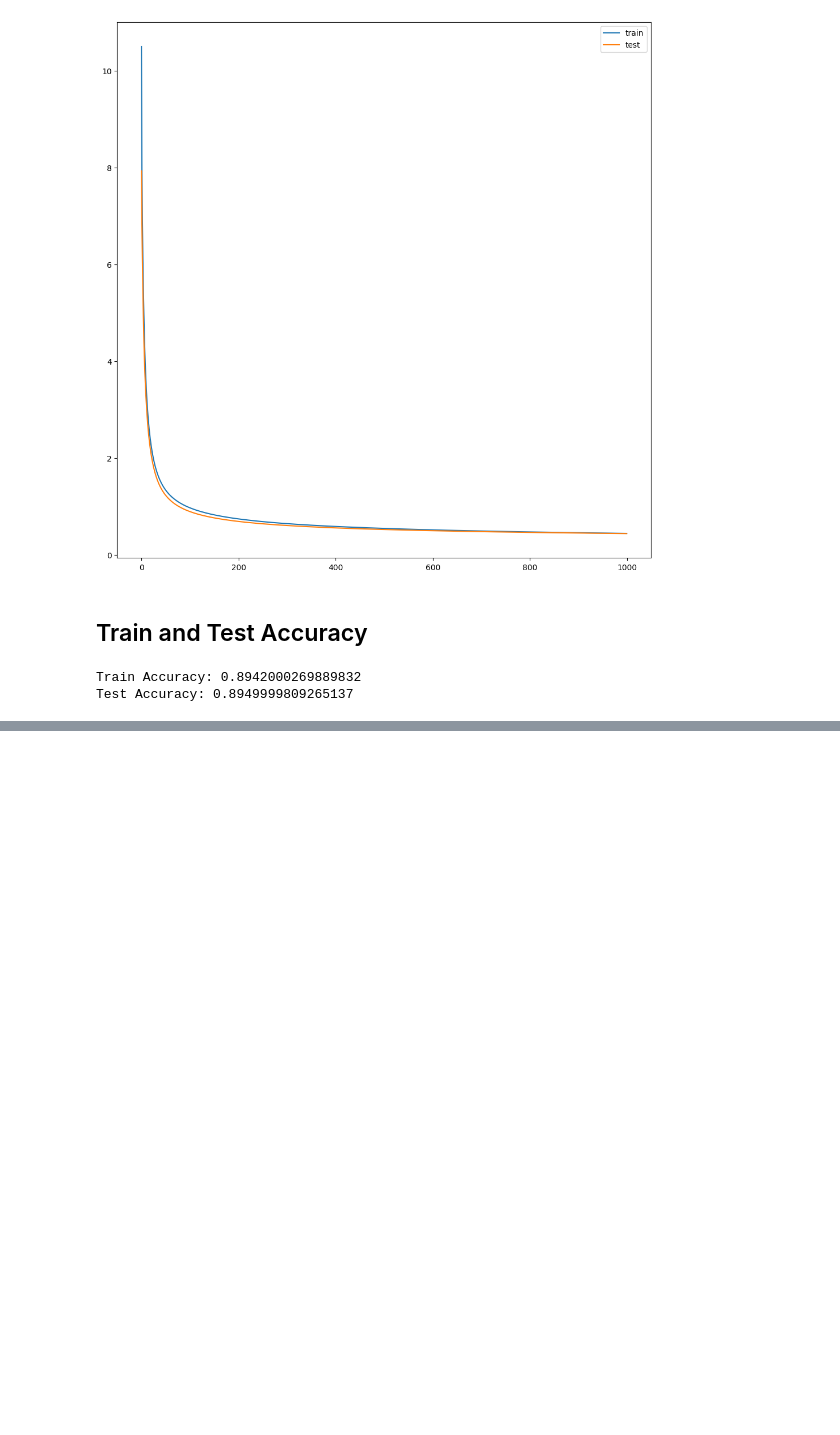
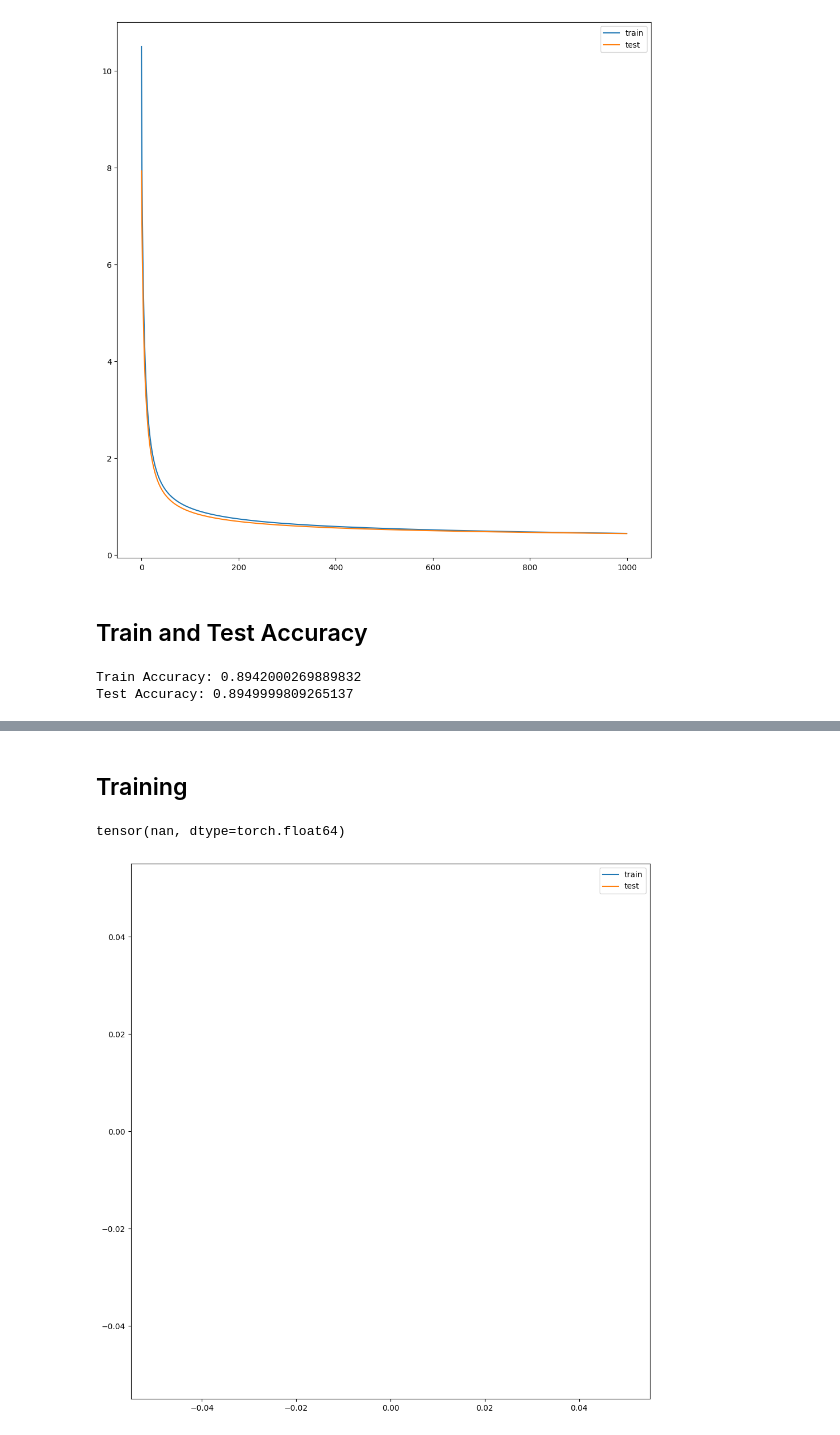
Before and after one commit to Bikash9841/AI-Trainee-Week-4, a Jupyter notebook: Multiclass_Classification_Assignment.ipynb, the cells around one changed output, grey strips where cells are left out. Saved outputs shown, nothing was run; the diff lists cells and outputs as text; code cells hidden in the pictures; blank space fills up the shorter version.

```diff
--- a/Multiclass_Classification_Assignment.ipynb
+++ b/Multiclass_Classification_Assignment.ipynb
@@ -226,0 +353,50 @@ Test Accuracy: 0.8949999809265137
+# %%
+def softmax(Z):
+    return (torch.exp(Z)/torch.sum(torch.exp(Z),dim=1,keepdim=True))
+# %%
+def categorical_cross_entropy(Y_enc_train,Y_hat):
+    return torch.sum((-Y_enc_train*torch.log(Y_hat)),dim=1,keepdim=True).mean()
+# %%
+loss_list_train=[]
+loss_list_test=[]
+# %% [markdown]
+## Training
+# %%
+# Training Loop
+for i in range(10):
+    Z=X_etrain@W+b
+
+    Y_ehat=softmax(Z)
+    Loss=categorical_cross_entropy(Y_enc_etrain,Y_ehat)
+
+    loss_list_train.append(Loss.item())
+
+    dL_dZ= (Y_ehat-Y_enc_etrain)/X_etrain.shape[0]
+    dZ_dW= X_etrain
+
+
+    dL_dW=dZ_dW.T@dL_dZ
+    dL_db=torch.sum(dL_dZ,dim=0,keepdim=True)
+
+
+    W=W-2*dL_dW
+    b=b-2*dL_db
+
+
+    Z_test=X_etest@W+b
+    Y_hat_test=softmax(Z_test)
+    Loss_test=torch.sum((-Y_enc_etest*torch.log(Y_hat_test)),dim=1,keepdim=True).mean()
+    loss_list_test.append(Loss_test.item())
+# %%
+Loss
+# %% [output]
+tensor(nan, dtype=torch.float64)
+# %%
+plt.figure(figsize=(10,10))
+plt.plot(loss_list_train,label='train')
+plt.plot(loss_list_test,label='test')
+plt.legend()
+plt.tight_layout()
+plt.show()
+# %% [output]
+[figure, added]
```
Also changed, not shown: parts of 10 cells of this notebook.
